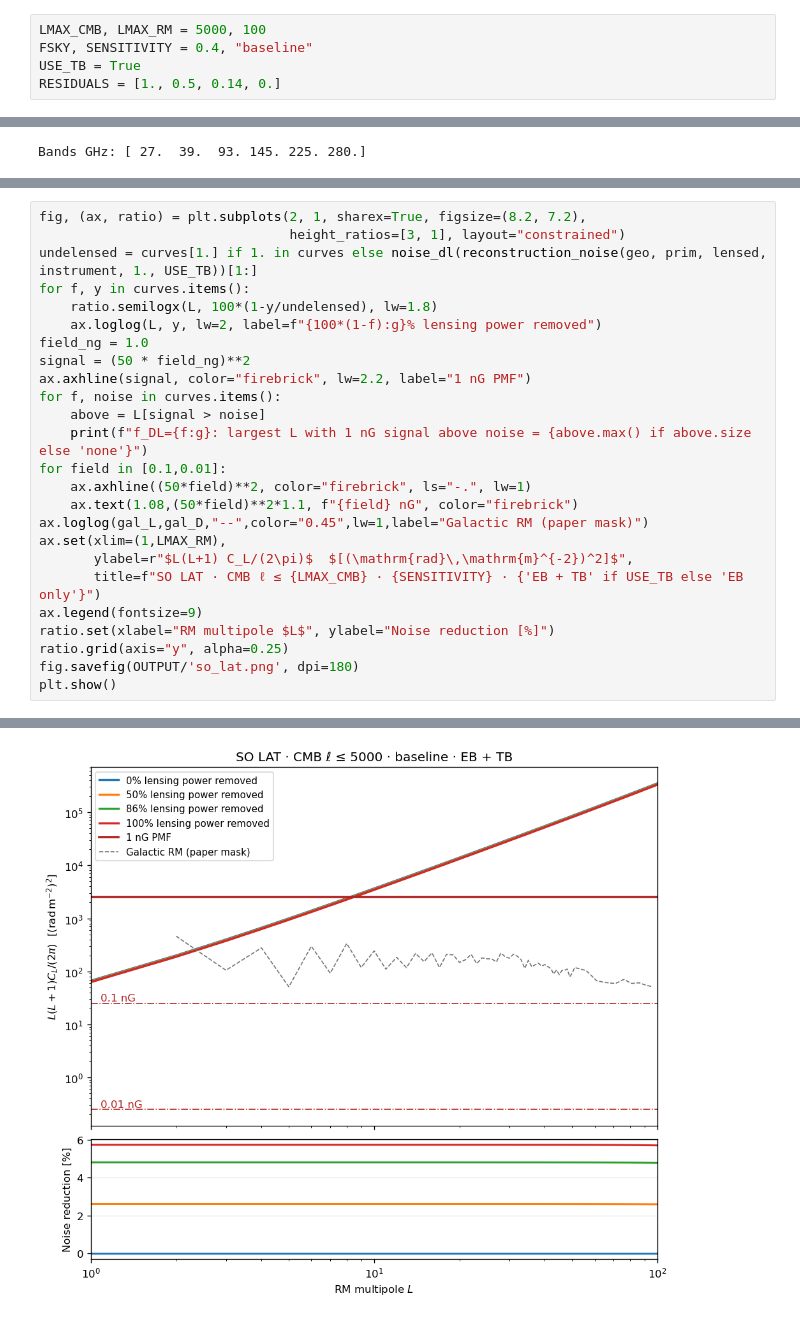
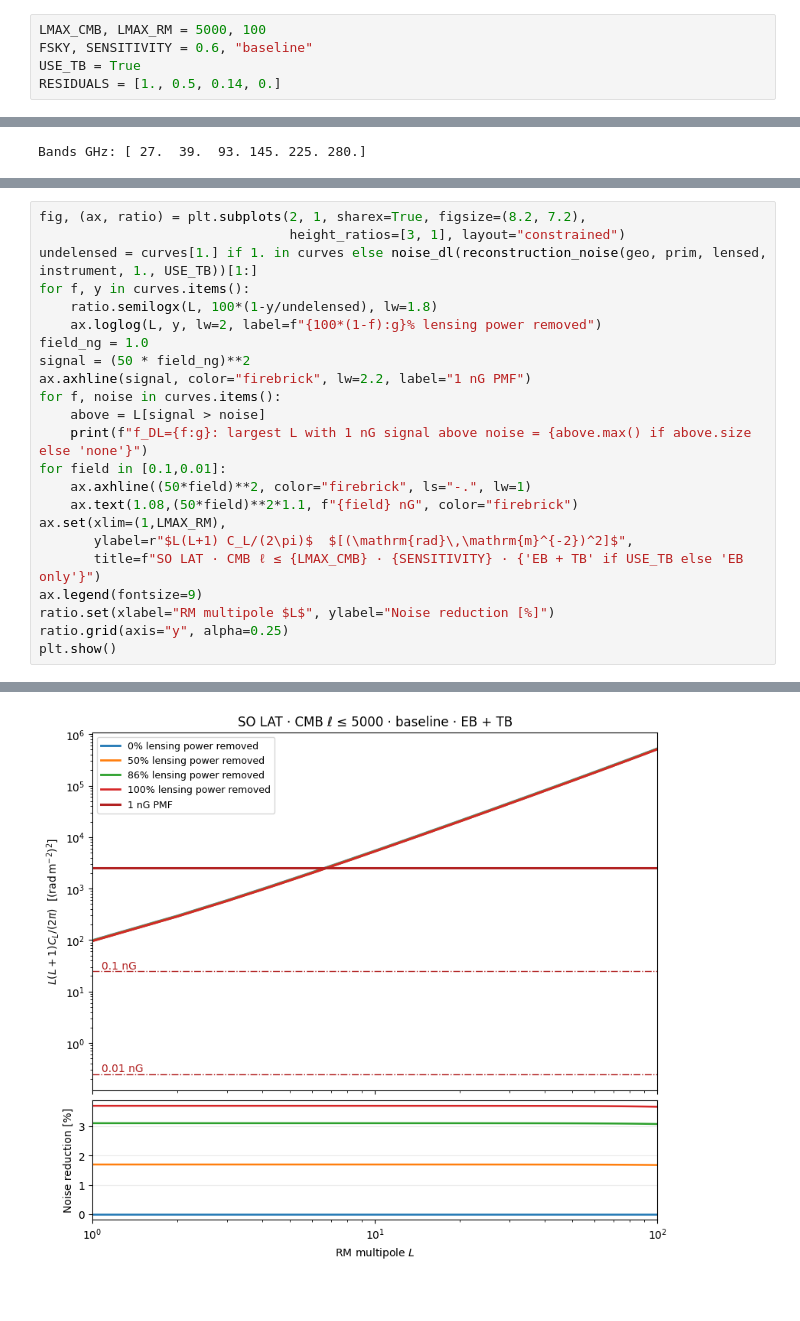
Before and after one commit to antolonappan/pmfn0, a Jupyter notebook: so_lat.ipynb, the cells around one changed output, grey strips where cells are left out. Saved outputs shown, nothing was run; the diff lists cells and outputs as text.

```diff
--- a/so_lat.ipynb
+++ b/so_lat.ipynb
@@ -13,5 +7,5 @@ OUTPUT.mkdir(exist_ok=True)
 # %%
 LMAX_CMB, LMAX_RM = 5000, 100
-FSKY, SENSITIVITY = 0.4, "baseline"
+FSKY, SENSITIVITY = 0.6, "baseline"
 USE_TB = True
 RESIDUALS = [1., 0.5, 0.14, 0.]
@@ -61,13 +43,11 @@ for f, noise in curves.items():
 for field in [0.1,0.01]:
     ax.axhline((50*field)**2, color="firebrick", ls="-.", lw=1)
     ax.text(1.08,(50*field)**2*1.1, f"{field} nG", color="firebrick")
-ax.loglog(gal_L,gal_D,"--",color="0.45",lw=1,label="Galactic RM (paper mask)")
 ax.set(xlim=(1,LMAX_RM),
        ylabel=r"$L(L+1) C_L/(2\pi)$  $[(\mathrm{rad}\,\mathrm{m}^{-2})^2]$",
        title=f"SO LAT · CMB ℓ ≤ {LMAX_CMB} · {SENSITIVITY} · {'EB + TB' if USE_TB else 'EB only'}")
 ax.legend(fontsize=9)
 ratio.set(xlabel="RM multipole $L$", ylabel="Noise reduction [%]")
 ratio.grid(axis="y", alpha=0.25)
-fig.savefig(OUTPUT/'so_lat.png', dpi=180)
 plt.show()
 # %% [output]
@@ -78 +58 @@ f_DL=0: largest L with 1 nG signal above noise = 8
-[figure, old version]
+[figure, new version]
```
Also changed, not shown: parts of 9 cells of this notebook.
